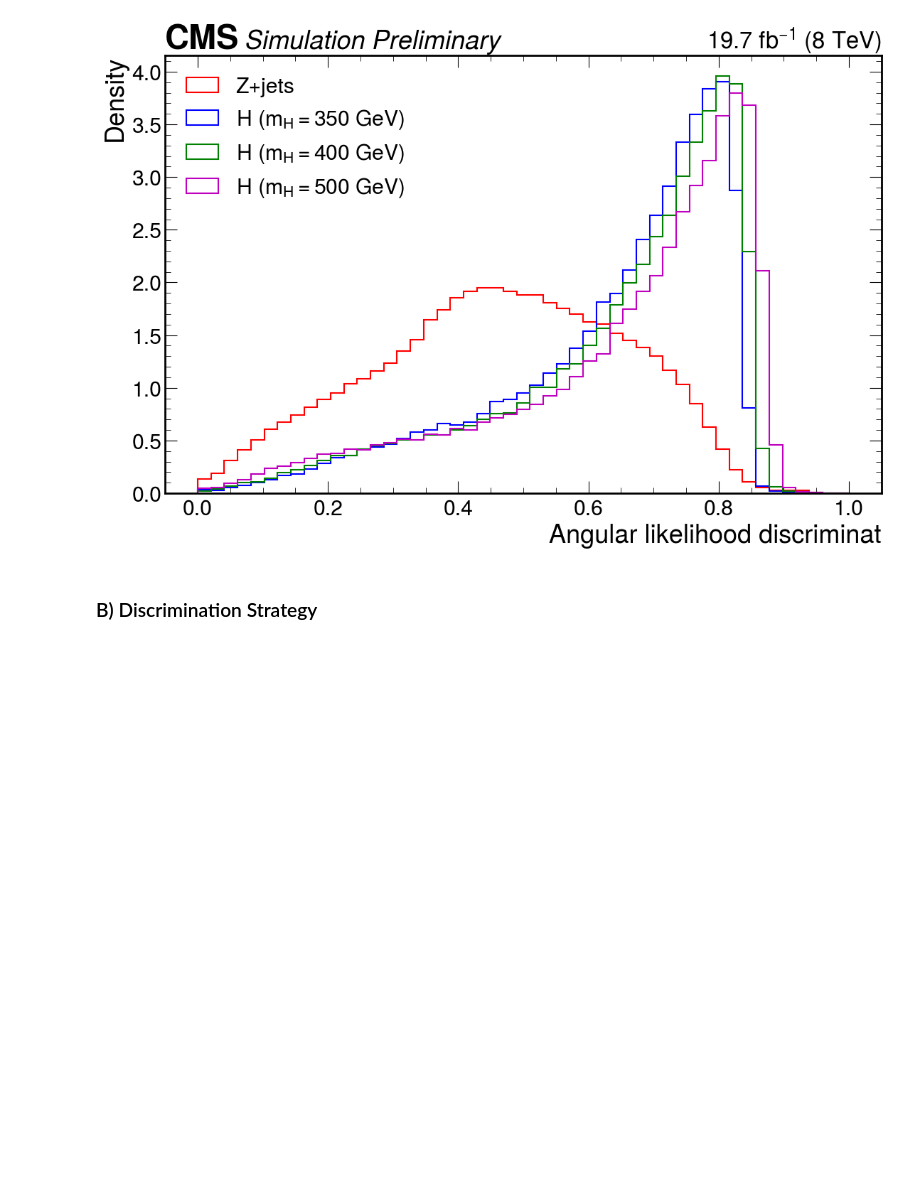
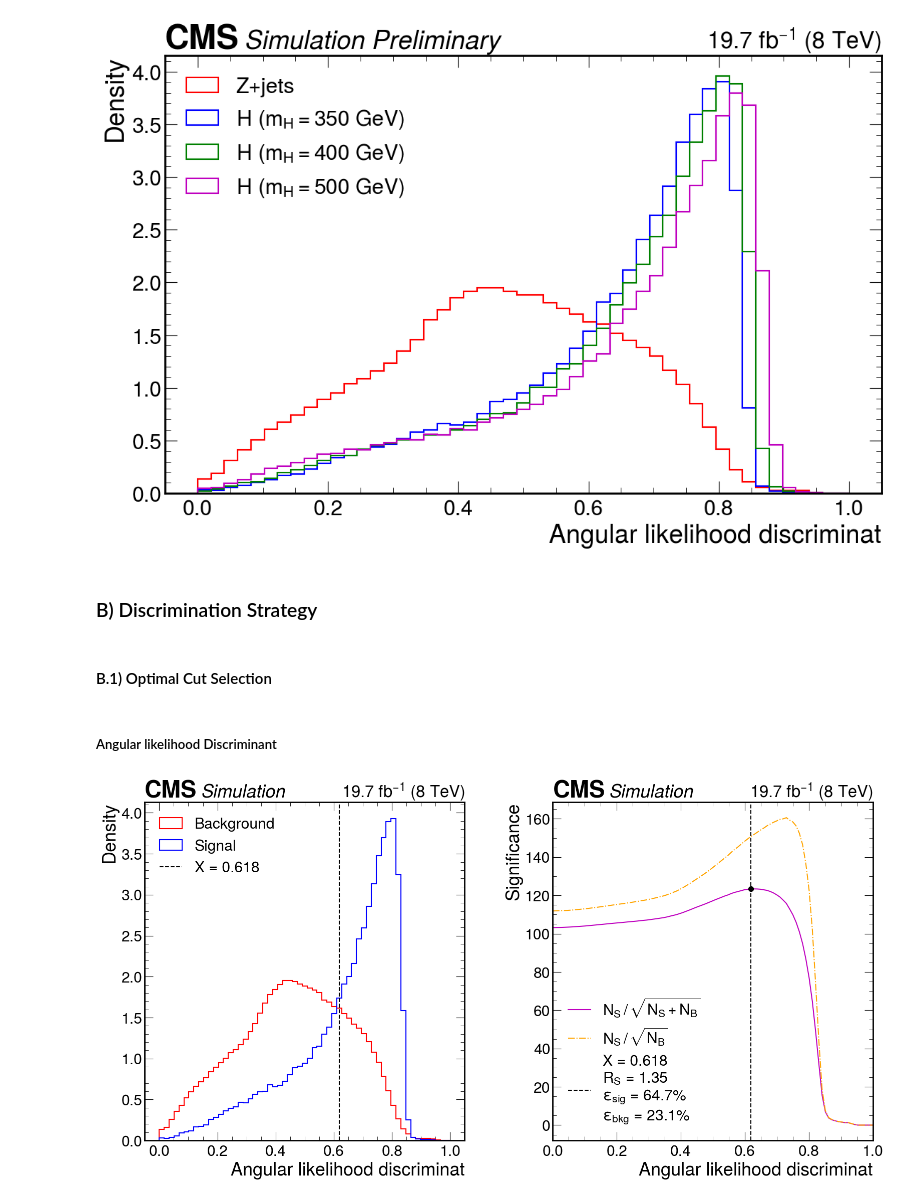
Before and after one commit to Diego-gt-phys/ExP-CMS, a Jupyter notebook: Code/DGT-Higgs2l2j.ipynb, the cells around one changed output. Cells and saved outputs as stored; diff of their text form; code cells hidden in the pictures; blank space fills up the shorter version.

```diff
--- a/Code/DGT-Higgs2l2j.ipynb
+++ b/Code/DGT-Higgs2l2j.ipynb
@@ -450,3 +550,12 @@ Compare_Variables(var, df_name_list, lum_df_list, label_list, x_range, bins,xl)
 [figure]
 # %% [markdown]
 ### B) Discrimination Strategy
+# %% [markdown]
+#### B.1) Optimal Cut Selection
+# %% [markdown]
+##### Angular likelihood Discriminant
+# %%
+result_ld = find_cut(Higgs350, ZJets, "ld")
+plot_cut(sgn=Higgs350, bkg=ZJets, var="ld", result=result_ld, x_range=[0, 1], xl=r"Angular likelihood discriminat")
+# %% [output]
+[figure, added]
```
Also changed, not shown: parts of 8 cells of this notebook.
